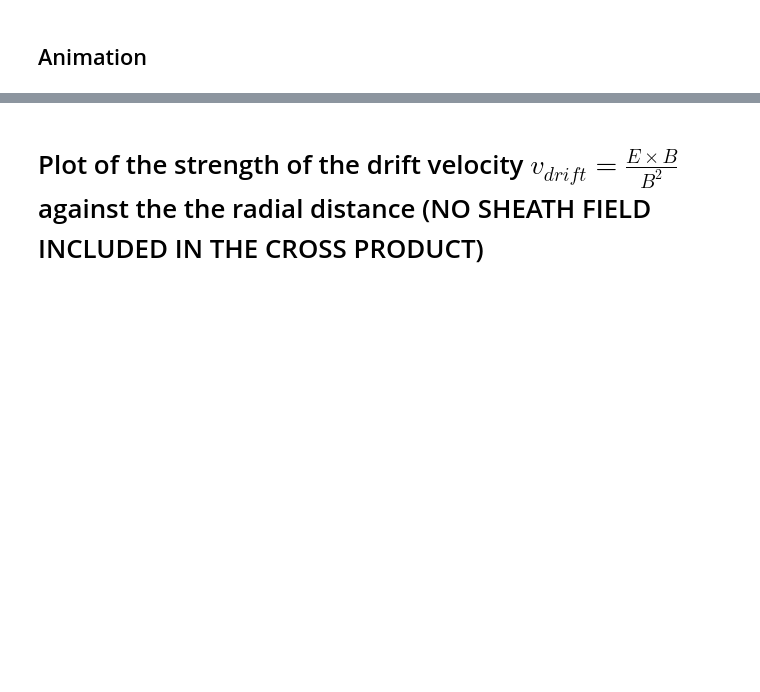
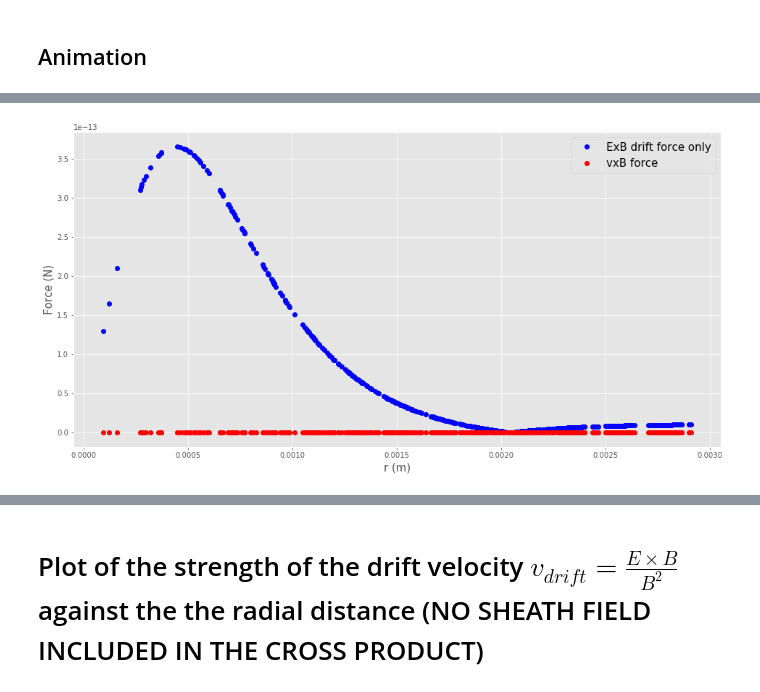
Before and after one commit to yue-wang-sabrina/dusty-plasmas, a Jupyter notebook: msci/jupyter/dust_analysis.ipynb, the cells around one changed output, grey strips where cells are left out. Saved outputs shown, nothing was run; the diff lists cells and outputs as text; code cells hidden in the pictures; blank space fills up the shorter version.

```diff
--- a/msci/jupyter/dust_analysis.ipynb
+++ b/msci/jupyter/dust_analysis.ipynb
@@ -132 +134,11 @@ for i in beffect1.dustdict:
+# %%
+fig, ax = plt.subplots(nrows=1, ncols=1, figsize=(16, 8))
+
+ax.plot(positions,numpy.array(exbonlydriftforcelist),'bo',label='ExB drift force only')
+ax.plot(positions,vxbforcelist,'ro',label='vxB force')
+ax.set_xlabel("r (m)", fontsize=15)
+ax.set_ylabel("Force (N)", fontsize=15)
+ax.legend(fontsize=15);
+# %% [output]
+[figure, added]
 # %% [markdown]
```
Also changed, not shown: parts of 22 cells of this notebook, 3 other files.
